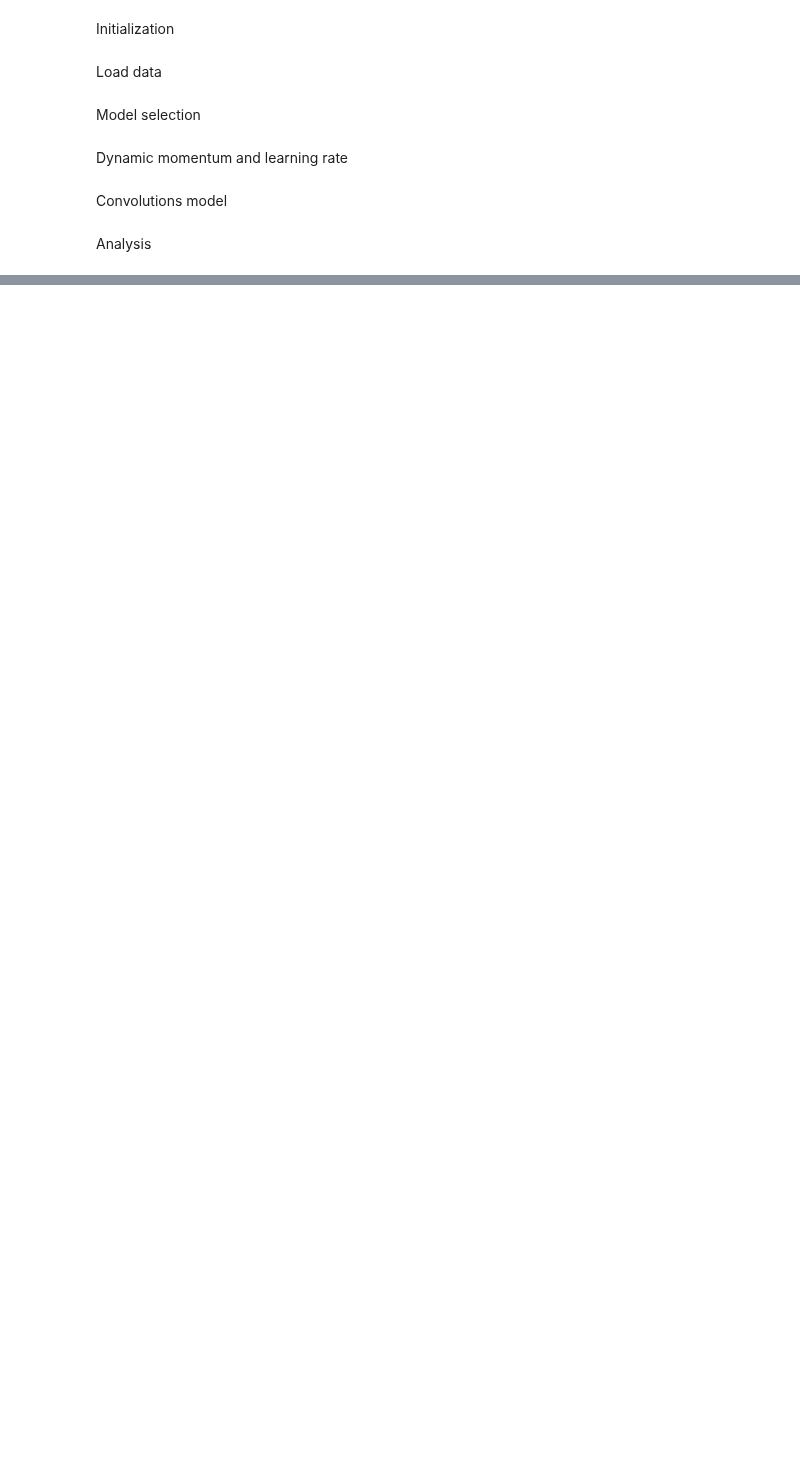
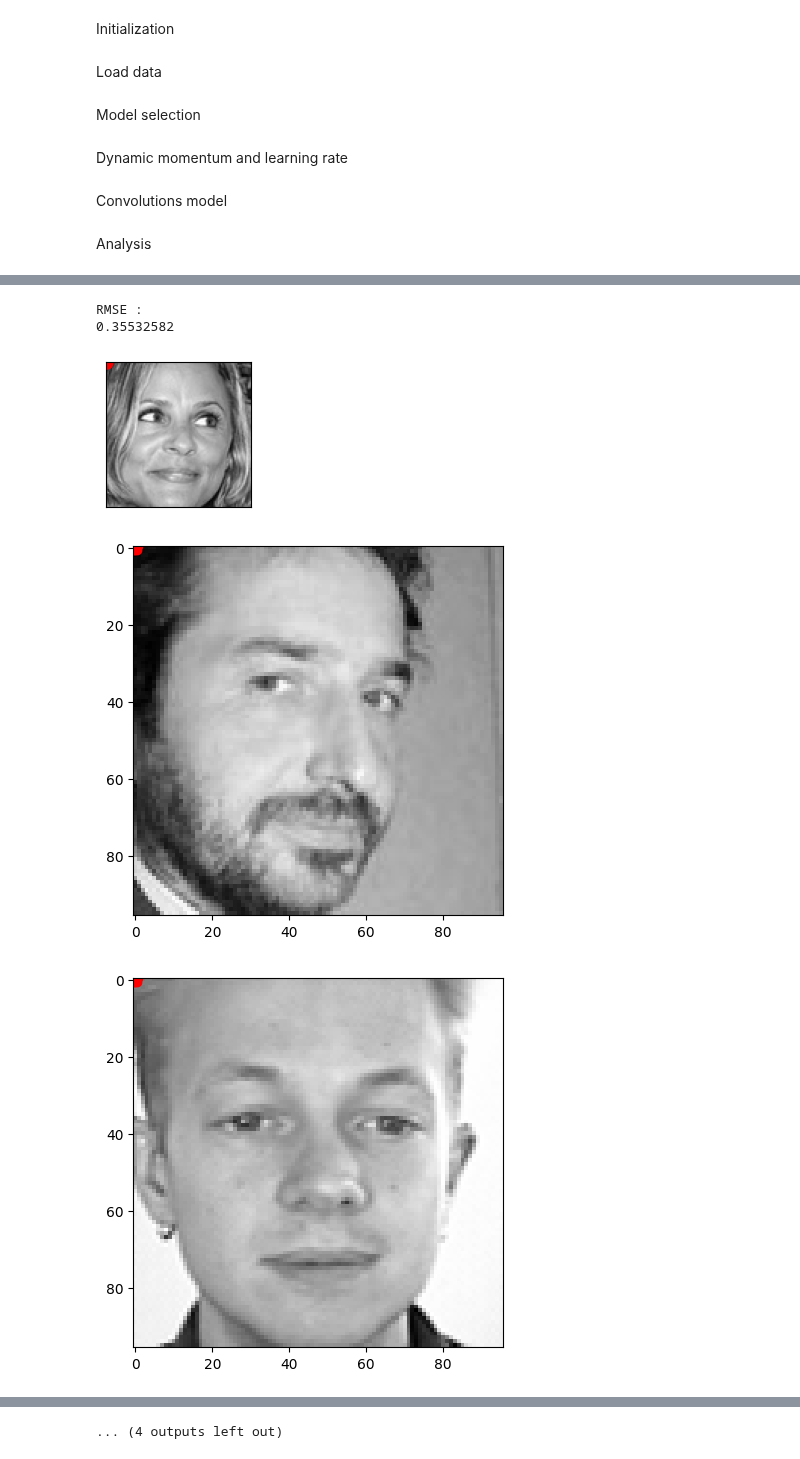
Before and after one commit to lmarieta/FaceRecognition, a Jupyter notebook: Face_recognition.ipynb, the cells around one changed output, grey strips where cells are left out. Saved outputs shown, nothing was run; the diff lists cells and outputs as text; code cells hidden in the pictures; blank space fills up the shorter version.

```diff
--- a/Face_recognition.ipynb
+++ b/Face_recognition.ipynb
@@ -73,7 +73,7 @@ def load(test=False, cols=None, fname=data_filename):
         # Read NumPy arrays
         X = pd.DataFrame(np.array(hdf_file['submission_image'][:]))
 
-    if cols:  # get a subset of columns
+    if (cols and fname == data_filename):  # get a subset of columns
         y = y[list(cols)]
 
     X = np.vstack(X.values) / 255.  # scale pixel values to [0, 1]
@@ -385,15 +366,12 @@ col_means = np.nanmean(y_test, axis=0)
 num_rows_d_test = y_test.shape[0]
 num_cols_d_train = y_train.shape[1]
 
-# Create the matrix 'p' with the specified dimensions and fill it with column means
-p = np.tile(col_means, (num_rows_d_test, 1)).astype(y_test.dtypes)
-
-# Compute RMSE
-rmse = np.sqrt(df_loss['Loss'].iloc[-1])
-
 # Print RMSE
 print('RMSE : ')
-print(rmse)
-df['RMSE'] = rmse
+print(combined_loss)
+df['RMSE'] = combined_loss
 df.to_csv('/content/performance.csv',mode='a')
+# %% [output]
+RMSE :
+0.35532582
 # %%
@@ -401,19 +379,23 @@ df_predictions = pd.DataFrame(predictions)
 # %%
 # Plot the first 16 images in the DataFrame
 
 fig = plt.figure(figsize=(6, 6))
 fig.subplots_adjust(
     left=0, right=1, bottom=0, top=1, hspace=0.05, wspace=0.05)
 
 for i in range(16):
   if model_type == 'Single hidden layer':
     image = np.array(x_test.iloc[i,:])  # Convert the Series to a NumPy array
     image = image.reshape((96, 96))  # Reshape the array to the desired image dimensions
   elif model_type == 'Convolutions':
     image = x_test[i]
     image = image.reshape((96, 96))
   ax = fig.add_subplot(4, 4, i + 1, xticks=[], yticks=[])
-  predicted_keypoints = predictions[i].reshape((15, 2))
+  predicted_keypoints = combined_predictions[i].reshape((15, 2))
   plt.scatter(predicted_keypoints[:, 0], predicted_keypoints[:, 1], c='r', marker='o')
   plt.imshow(image, cmap='gray')
   plt.show()
+# %% [output]
+[figure, added]
+[figure, added]
+[figure, added]
@@ -419,0 +411 @@ for i in range(16):
+... (4 outputs left out)
```
Also changed, not shown: parts of 8 cells of this notebook.
